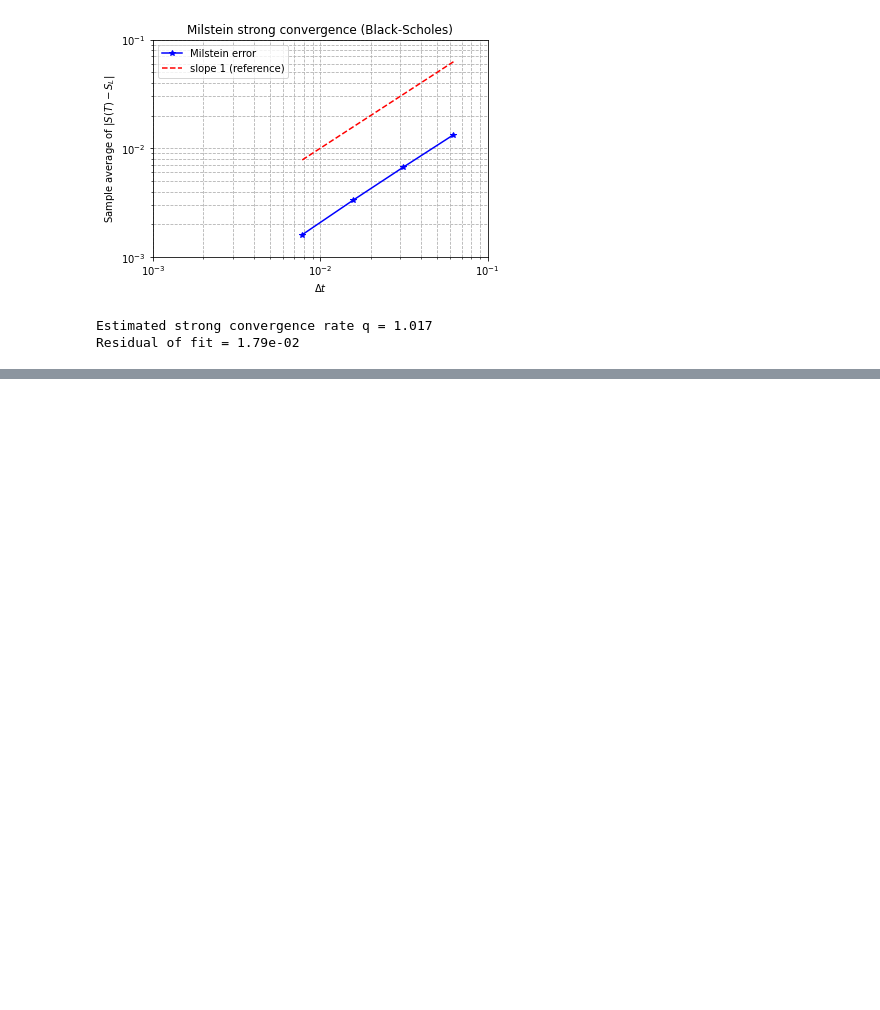
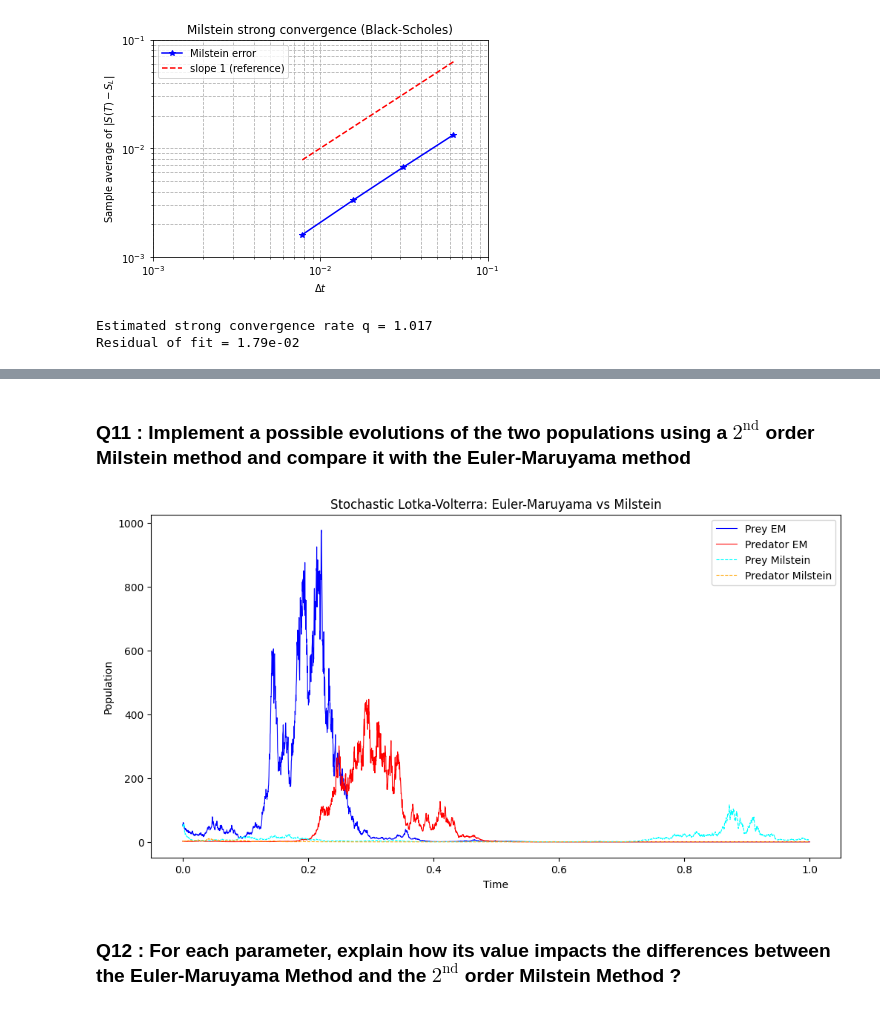
Before and after one commit to AlexandreThy/LINMA2720, a Jupyter notebook: TP2.ipynb, the cells around one changed output, grey strips where cells are left out. Drawn from its saved outputs; the diff is of its cells as text; code cells hidden in the pictures; blank space fills up the shorter version.

```diff
--- a/TP2.ipynb
+++ b/TP2.ipynb
@@ -280,0 +479,68 @@ Residual of fit = 1.79e-02
+# %% [markdown]
+### **Q11** : Implement a possible evolutions of the two populations using a $2^{\text{nd}}$ order Milstein method and compare it with the Euler-Maruyama method
+# %%
+alpha = 10
+beta = .1
+gamma = 9
+delta = .1
+sigma1 = 5
+sigma2 = 5
+
+
+x0 = 50
+y0 = 2
+T = 1
+N = 4000
+dt = T/N
+t = np.linspace(0, T, N+1)
+
+
+def euler_maruyama_lv(x0, y0, alpha, beta, gamma, delta, sigma1, sigma2, dt, N):
+    X = np.zeros(N+1)
+    Y = np.zeros(N+1)
+    X[0] = x0
+    Y[0] = y0
+    for i in range(N):
+        dW1 = np.sqrt(dt) * np.random.randn()
+        dW2 = np.sqrt(dt) * np.random.randn()
+        X[i+1] = X[i] + (alpha*X[i] - beta*X[i]*Y[i])*dt + sigma1*X[i]*dW1
+        Y[i+1] = Y[i] + (delta*X[i]*Y[i] - gamma*Y[i])*dt + sigma2*Y[i]*dW2
+        X[i+1] = max(X[i+1], 0)
+        Y[i+1] = max(Y[i+1], 0)
+    return X, Y
+
+def milstein_second_order_lv(x0, y0, alpha, beta, gamma, delta, sigma1, sigma2, dt, N):
+    X = np.zeros(N+1)
+    Y = np.zeros(N+1)
+    X[0] = x0
+    Y[0] = y0
+    for i in range(N):
+        dW1 = np.sqrt(dt) * np.random.randn()
+        dW2 = np.sqrt(dt) * np.random.randn()
+
+        X[i+1] = X[i] + (alpha*X[i] - beta*X[i]*Y[i])*dt + sigma1*X[i]*dW1 \
+                 + 0.5*sigma1**2*X[i]*(dW1**2 - dt)
+        Y[i+1] = Y[i] + (delta*X[i]*Y[i] - gamma*Y[i])*dt + sigma2*Y[i]*dW2 \
+                 + 0.5*sigma2**2*Y[i]*(dW2**2 - dt)
+
+    return X, Y
+
+
+np.random.seed(42)
+X_em, Y_em = euler_maruyama_lv(x0, y0, alpha, beta, gamma, delta, sigma1, sigma2, dt, N)
+X_mil, Y_mil = milstein_second_order_lv(x0, y0, alpha, beta, gamma, delta, sigma1, sigma2, dt, N)
+
+plt.figure(figsize=(12,6))
+plt.plot(t, X_em, label="Prey EM", color="blue",linewidth = .8)
+plt.plot(t, Y_em, label="Predator EM", color="red",linewidth = .8)
+plt.plot(t, X_mil, '--', label="Prey Milstein", color="cyan",linewidth = .8)
+plt.plot(t, Y_mil, '--', label="Predator Milstein", color="orange",linewidth = .8)
+plt.xlabel("Time")
+plt.ylabel("Population")
+plt.title("Stochastic Lotka-Volterra: Euler-Maruyama vs Milstein")
+plt.legend()
+plt.show()
+# %% [output]
+[figure, added]
+# %% [markdown]
+### **Q12** : For each parameter, explain how its value impacts the differences between the Euler-Maruyama Method and the $2^{\text{nd}}$ order Milstein Method ?
```
Also changed, not shown: parts of 16 cells of this notebook.
